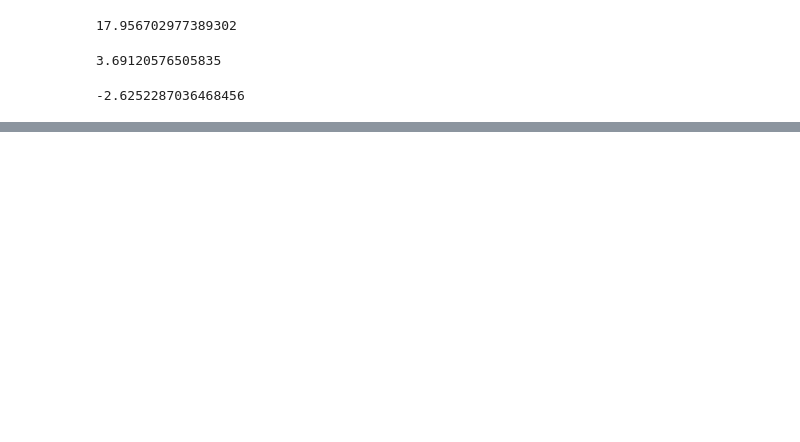
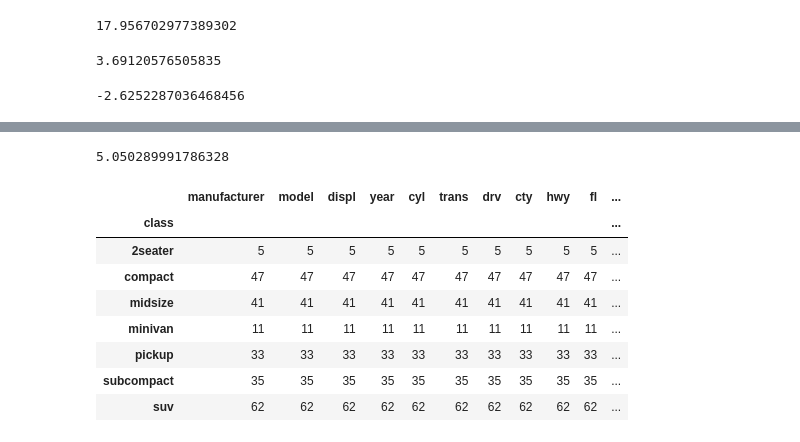
Before and after one commit to soslin/statistics-exercises, a Jupyter notebook: hypothesis_testing.ipynb, the cells around one changed output, grey strips where cells are left out. Saved outputs shown, nothing was run; the diff lists cells and outputs as text; code cells hidden in the pictures; blank space fills up the shorter version.

```diff
--- a/hypothesis_testing.ipynb
+++ b/hypothesis_testing.ipynb
@@ -68,0 +224,4 @@ p
+# %%
+mpg.avg_fuel_eff.std()
+# %% [output]
+5.050289991786328
@@ -68,0 +231,13 @@ p
+# %%
+model_count = mpg.groupby('class').count()
+model_count
+# %% [output]
+|  | manufacturer | model | displ | year | cyl | trans | drv | cty | hwy | fl | ... |
+| class |  |  |  |  |  |  |  |  |  |  | ... |
+| 2seater | 5 | 5 | 5 | 5 | 5 | 5 | 5 | 5 | 5 | 5 | ... |
+| compact | 47 | 47 | 47 | 47 | 47 | 47 | 47 | 47 | 47 | 47 | ... |
+| midsize | 41 | 41 | 41 | 41 | 41 | 41 | 41 | 41 | 41 | 41 | ... |
+| minivan | 11 | 11 | 11 | 11 | 11 | 11 | 11 | 11 | 11 | 11 | ... |
+| pickup | 33 | 33 | 33 | 33 | 33 | 33 | 33 | 33 | 33 | 33 | ... |
+| subcompact | 35 | 35 | 35 | 35 | 35 | 35 | 35 | 35 | 35 | 35 | ... |
+| suv | 62 | 62 | 62 | 62 | 62 | 62 | 62 | 62 | 62 | 62 | ... |
```
Also changed, not shown: parts of 46 cells of this notebook.
